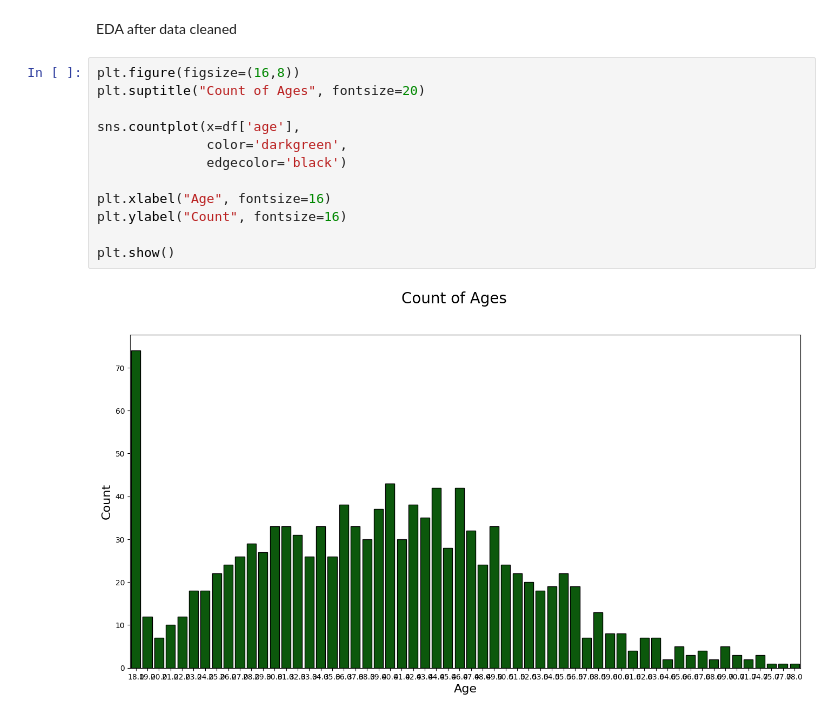
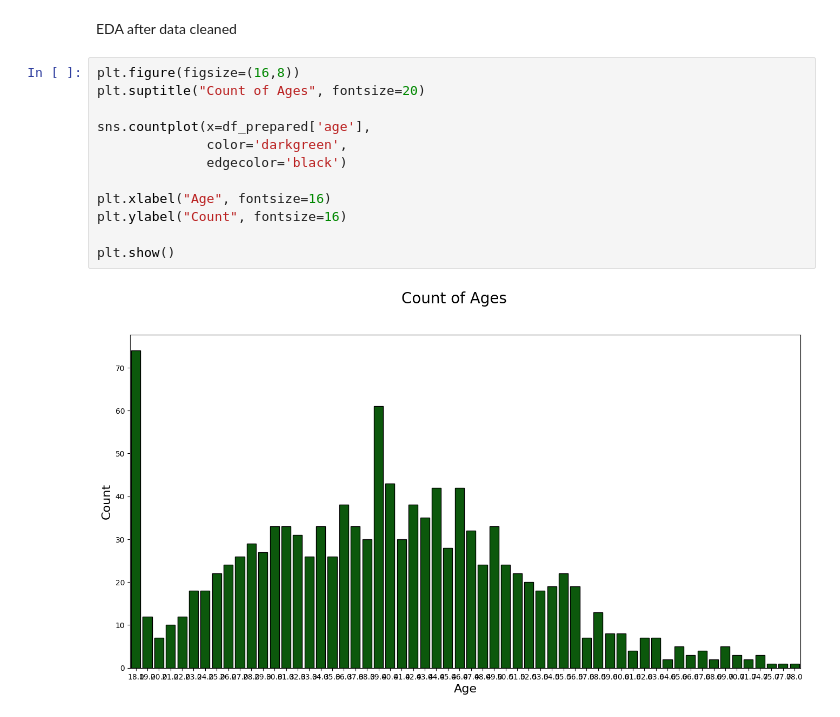
Before and after one commit to sw-sys/codebar_capstone_work, a Jupyter notebook: Capstone_Loans.ipynb, the cells around one changed output. Cells and saved outputs as stored; diff of their text form.

```diff
--- a/Capstone_Loans.ipynb
+++ b/Capstone_Loans.ipynb
@@ -476,14 +503,14 @@ EDA after data cleaned
 # %%
 plt.figure(figsize=(16,8))
 plt.suptitle("Count of Ages", fontsize=20)
 
-sns.countplot(x=df['age'],
+sns.countplot(x=df_prepared['age'],
               color='darkgreen',
               edgecolor='black')
 
 plt.xlabel("Age", fontsize=16)
 plt.ylabel("Count", fontsize=16)
 
 plt.show()
 # %% [output]
-[figure, old version]
+[figure, new version]
```
Also changed, not shown: parts of 6 cells of this notebook.
